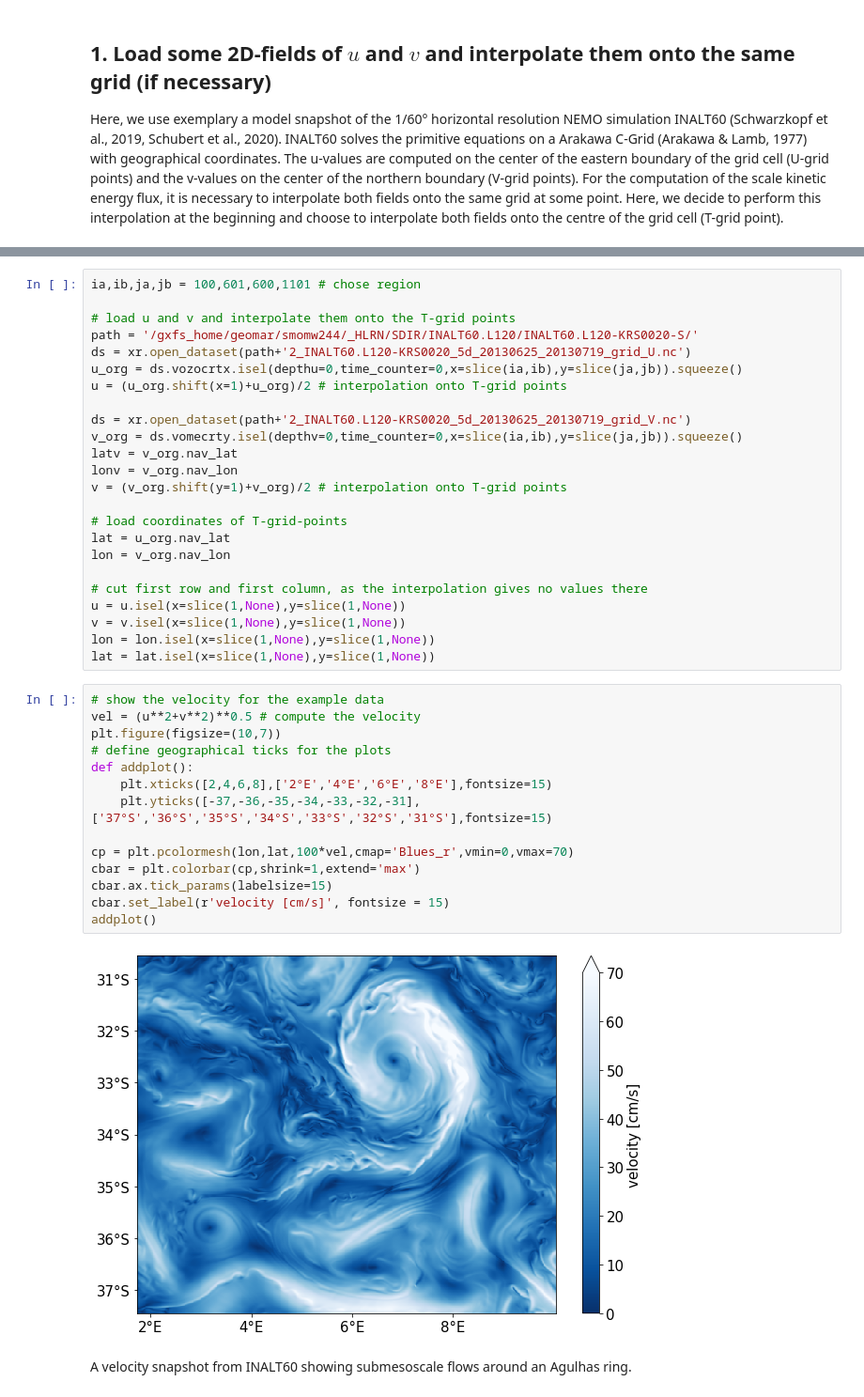
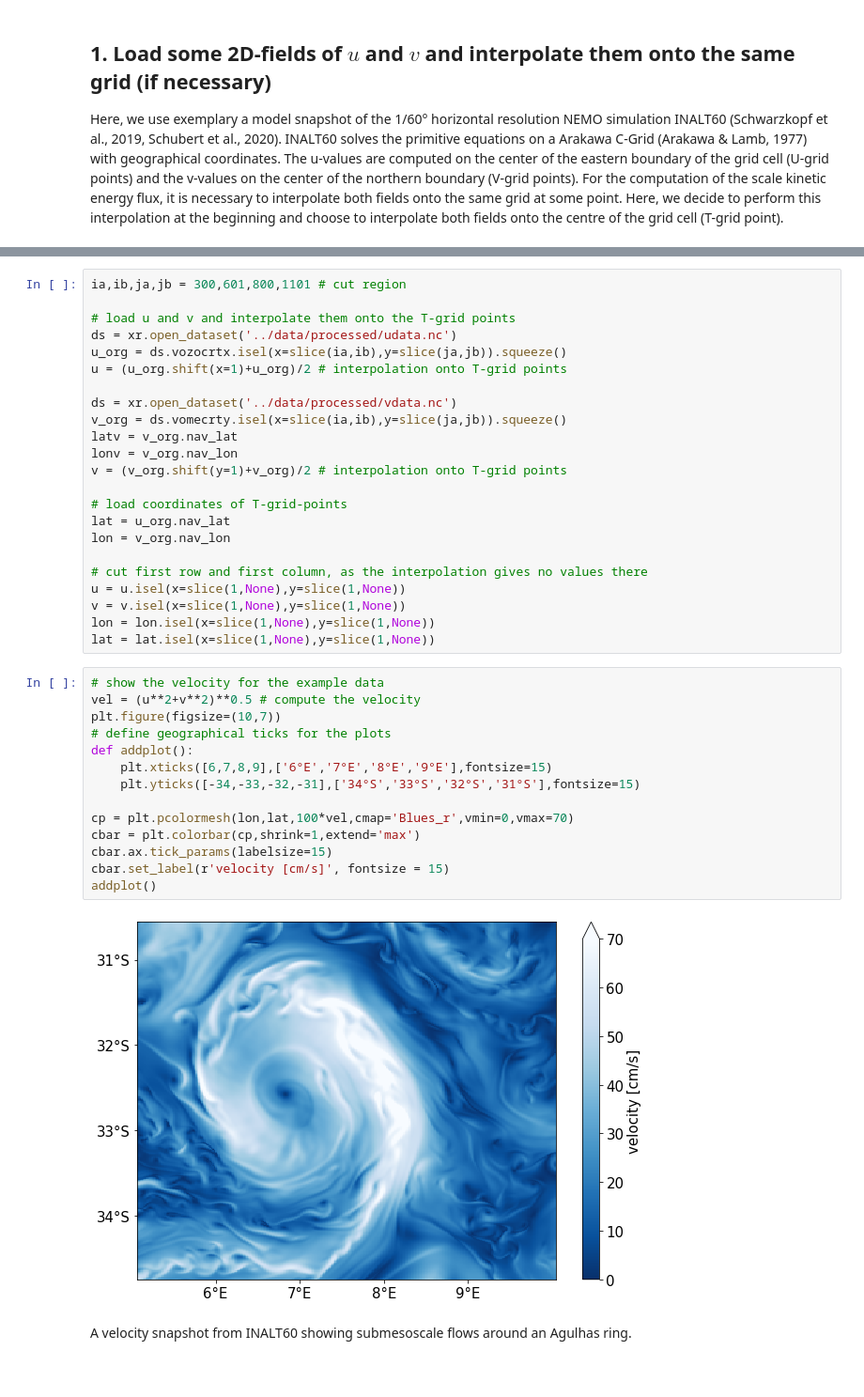
Before and after one commit to reneschubert/keflux, a Jupyter notebook: notebooks/CoarseGraining.ipynb, the cells around one changed output, grey strips where cells are left out. Shown at 94% size. Saved outputs shown, nothing was run; the diff lists cells and outputs as text.

Commit message:
Add data files

```diff
--- a/notebooks/CoarseGraining.ipynb
+++ b/notebooks/CoarseGraining.ipynb
@@ -25,14 +27,13 @@ import matplotlib.pyplot as plt
 # %%
-ia,ib,ja,jb = 100,601,600,1101 # chose region
+ia,ib,ja,jb = 300,601,800,1101 # cut region
 
 # load u and v and interpolate them onto the T-grid points
-path = '/gxfs_home/geomar/smomw244/_HLRN/SDIR/INALT60.L120/INALT60.L120-KRS0020-S/'
-ds = xr.open_dataset(path+'2_INALT60.L120-KRS0020_5d_20130625_20130719_grid_U.nc')
-u_org = ds.vozocrtx.isel(depthu=0,time_counter=0,x=slice(ia,ib),y=slice(ja,jb)).squeeze()
+ds = xr.open_dataset('../data/processed/udata.nc')
+u_org = ds.vozocrtx.isel(x=slice(ia,ib),y=slice(ja,jb)).squeeze()
 u = (u_org.shift(x=1)+u_org)/2 # interpolation onto T-grid points
 
-ds = xr.open_dataset(path+'2_INALT60.L120-KRS0020_5d_20130625_20130719_grid_V.nc')
-v_org = ds.vomecrty.isel(depthv=0,time_counter=0,x=slice(ia,ib),y=slice(ja,jb)).squeeze()
+ds = xr.open_dataset('../data/processed/vdata.nc')
+v_org = ds.vomecrty.isel(x=slice(ia,ib),y=slice(ja,jb)).squeeze()
 latv = v_org.nav_lat
 lonv = v_org.nav_lon
 v = (v_org.shift(y=1)+v_org)/2 # interpolation onto T-grid points
@@ -49,19 +50,19 @@ lat = lat.isel(x=slice(1,None),y=slice(1,None))
 # %%
 # show the velocity for the example data
 vel = (u**2+v**2)**0.5 # compute the velocity
 plt.figure(figsize=(10,7))
 # define geographical ticks for the plots
 def addplot():
-    plt.xticks([2,4,6,8],['2°E','4°E','6°E','8°E'],fontsize=15)
-    plt.yticks([-37,-36,-35,-34,-33,-32,-31],['37°S','36°S','35°S','34°S','33°S','32°S','31°S'],fontsize=15)
+    plt.xticks([6,7,8,9],['6°E','7°E','8°E','9°E'],fontsize=15)
+    plt.yticks([-34,-33,-32,-31],['34°S','33°S','32°S','31°S'],fontsize=15)
 
 cp = plt.pcolormesh(lon,lat,100*vel,cmap='Blues_r',vmin=0,vmax=70)
 cbar = plt.colorbar(cp,shrink=1,extend='max')
 cbar.ax.tick_params(labelsize=15)
 cbar.set_label(r'velocity [cm/s]', fontsize = 15)
 addplot()
 # %% [output]
-[figure, old version]
+[figure, new version]
 # %% [markdown]
 A velocity snapshot from INALT60 showing submesoscale flows around an Agulhas ring.
 # %% [markdown]
```
Also changed, not shown: parts of 8 cells of this notebook, 3 other files.
